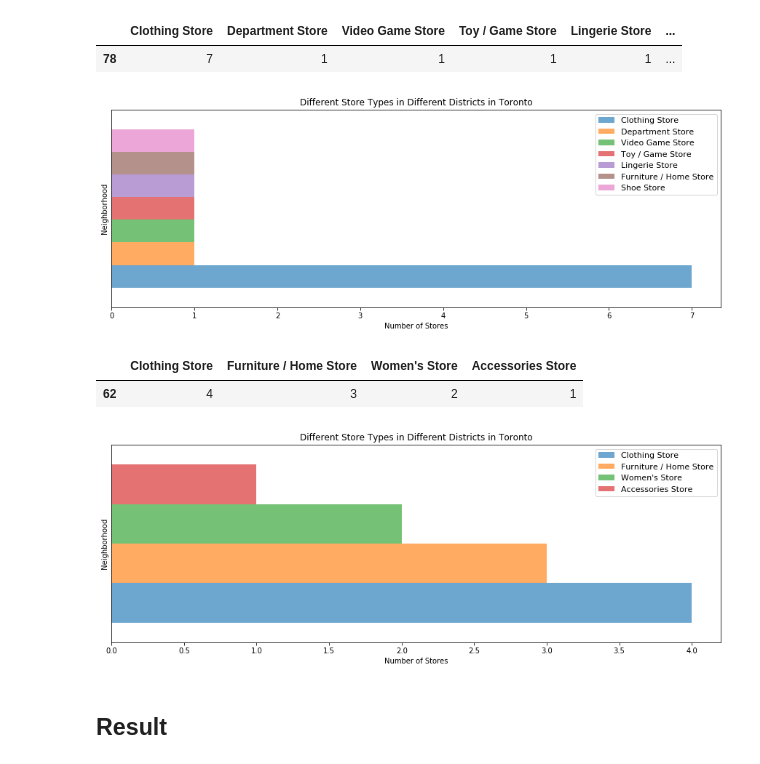
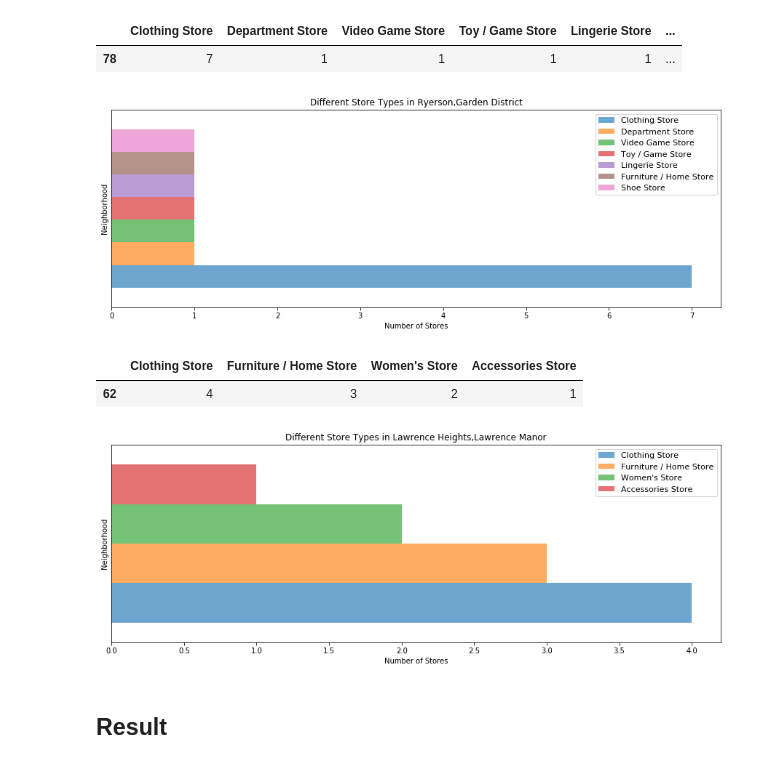
Before and after one commit to seubomb/Capstone_Project, a Jupyter notebook: Explore_Store_Toronto.ipynb, the cells around one changed output. Saved outputs shown, nothing was run; the diff lists cells and outputs as text; code cells hidden in the pictures.

```diff
--- a/Explore_Store_Toronto.ipynb
+++ b/Explore_Store_Toronto.ipynb
@@ -428,21 +439,21 @@ rg_toronto_R
 # %%
 rg_toronto_R.plot(kind='barh', figsize=(15, 5), width=2, alpha=0.65)
 
 plt.xlabel('Number of Stores') # add to x-label to the plot
 plt.ylabel('Neighborhood') # add y-label to the plot
-plt.title('Different Store Types in Different Districts in Toronto') # add title to the plot
+plt.title('Different Store Types in Ryerson,Garden District') # add title to the plot
 plt.legend(prop={'size': 11})
 
 frame1 = plt.gca()
 for xlabel_i in frame1.axes.get_yticklabels():
     xlabel_i.set_fontsize(0.0)
     xlabel_i.set_visible(False)
 for tick in frame1.axes.get_yticklines():
     tick.set_visible(False)
 
 plt.show()
 # %% [output]
-[figure, old version]
+[figure, new version]
 # %%
 lhlm_toronto = a_toronto.loc[a_toronto['Neighborhood'] == 'Lawrence Heights,Lawrence Manor']
 lhlm_toronto = lhlm_toronto.drop(columns = ['Neighborhood'])
@@ -458,7 +469,7 @@ lhlm_toronto_R.plot(kind='barh', figsize=(15, 5), width=2, alpha=0.65)
 
 plt.xlabel('Number of Stores') # add to x-label to the plot
 plt.ylabel('Neighborhood') # add y-label to the plot
-plt.title('Different Store Types in Different Districts in Toronto') # add title to the plot
+plt.title('Different Store Types in Lawrence Heights,Lawrence Manor') # add title to the plot
 plt.legend(prop={'size': 11})
 
 frame1 = plt.gca()
@@ -470,7 +481,7 @@ for tick in frame1.axes.get_yticklines():
 
 plt.show()
 # %% [output]
-[figure, old version]
+[figure, new version]
 # %% [markdown]
 ## Result
 # %%
```
Also changed, not shown: parts of 12 cells of this notebook.
